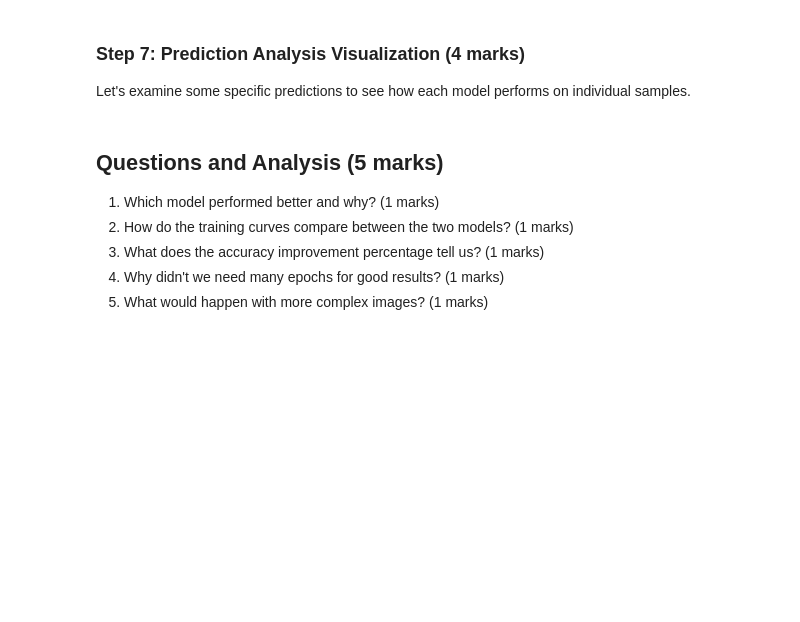
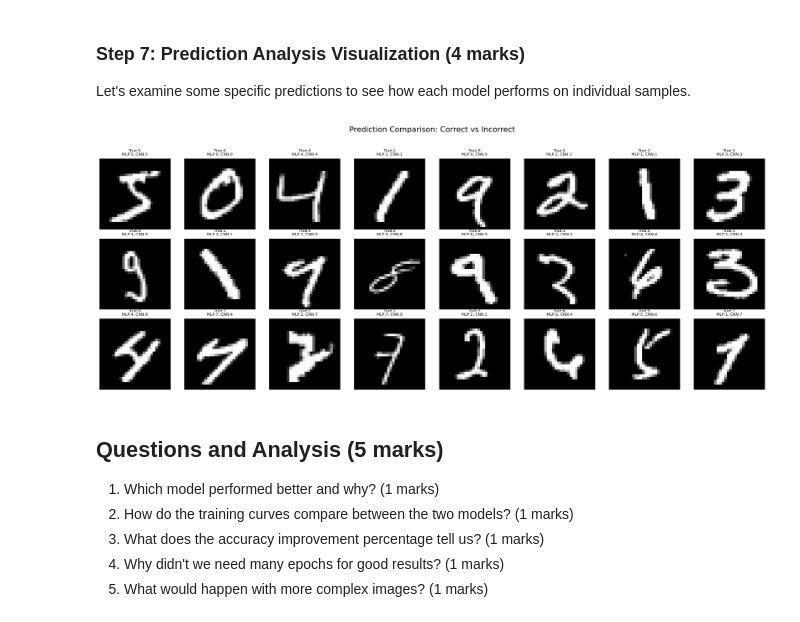
Before and after one commit to karafitzgerald/ENGG680_2025_Fall, a Jupyter notebook: Lab_Assignment_2/Assignment2_Upload.ipynb, the cells around one changed output. Cells and saved outputs as stored; diff of their text form; code cells hidden in the pictures; blank space fills up the shorter version.

```diff
--- a/Lab_Assignment_2/Assignment2_Upload.ipynb
+++ b/Lab_Assignment_2/Assignment2_Upload.ipynb
@@ -1566,3 +1625,51 @@ plt.show()
+# %%
+# Visualize correct and incorrect predictions, create a 3x8 grid
+# First row: Both models correct
+# Second row: CNN correct, MLP wrong
+# Third row: MLP correct, CNN wrong
+
+# corrected model for both
+both_correct = (mlp_predicted_classes == y_test) & (cnn_predicted_classes == y_test)
+both_correct_indices = np.where(both_correct)[0][:8]
+
+# CNN corrected, MLP wrong
+cnn_correct_mlp_wrong = (cnn_predicted_classes == y_test) & (mlp_predicted_classes != y_test)
+cnn_correct_mlp_wrong_indices = np.where(cnn_correct_mlp_wrong)[0][:8]
+
+# CNN wrong, MPL corrected
+mlp_correct_cnn_wrong = (mlp_predicted_classes == y_test) & (cnn_predicted_classes != y_test)
+mlp_correct_cnn_wrong_indices = np.where(mlp_correct_cnn_wrong)[0][:8]
+
+
+# creating subplots
+fig, axes = plt.subplots(3, 8, figsize=(20, 8))
+fig.suptitle("Prediction Comparison: Correct vs Incorrect", fontsize=16)
+
+# both correct
+for i, idx in enumerate(both_correct_indices):
+    axes[0, i].imshow(X_test[idx], cmap='gray')
+    axes[0, i].axis('off')
+    axes[0, i].set_title(f"True:{y_test[idx]}\nMLP:{mlp_predicted_classes[idx]}, CNN:{cnn_predicted_classes[idx]}",
+                         fontsize=8)
+
+# CNN correct, MLP wrong
+for i, idx in enumerate(cnn_correct_mlp_wrong_indices):
+    axes[1, i].imshow(X_test[idx], cmap='gray')
+    axes[1, i].axis('off')
+    axes[1, i].set_title(f"True:{y_test[idx]}\nMLP:{mlp_predicted_classes[idx]}, CNN:{cnn_predicted_classes[idx]}",
+                         fontsize=8)
+
+# MPL correct, CNN wrong
+for i, idx in enumerate(mlp_correct_cnn_wrong_indices):
+    axes[2, i].imshow(X_test[idx], cmap='gray')
+    axes[2, i].axis('off')
+    axes[2, i].set_title(f"True:{y_test[idx]}\nMLP:{mlp_predicted_classes[idx]}, CNN:{cnn_predicted_classes[idx]}",
+                         fontsize=8)
+#adjustments for styling
+plt.tight_layout(rect=[0, 0, 1, 0.95])
+plt.show()
+# %% [output]
+[figure, added]
 # %% [markdown]
 ## Questions and Analysis (5 marks)
 
```
Also changed, not shown: parts of 13 cells of this notebook.
